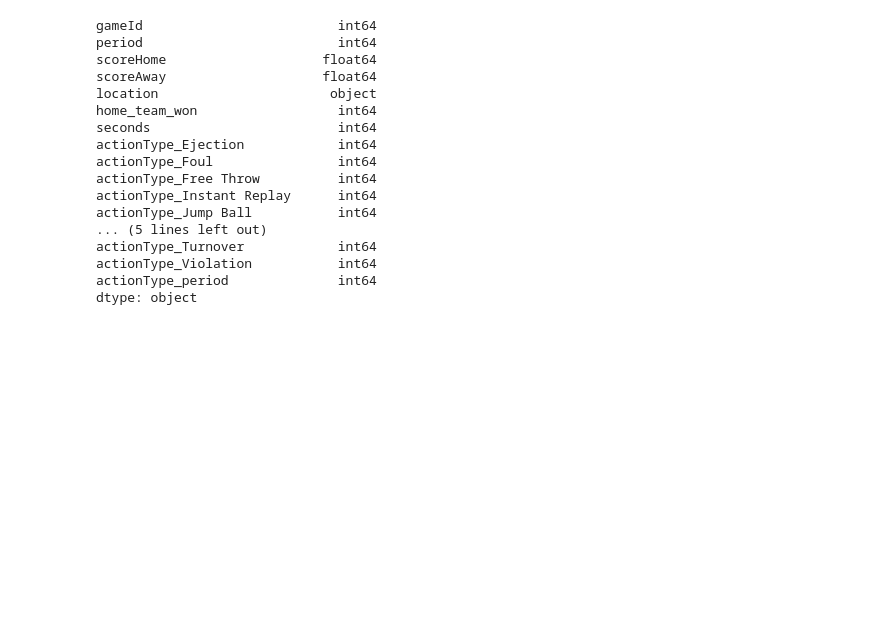
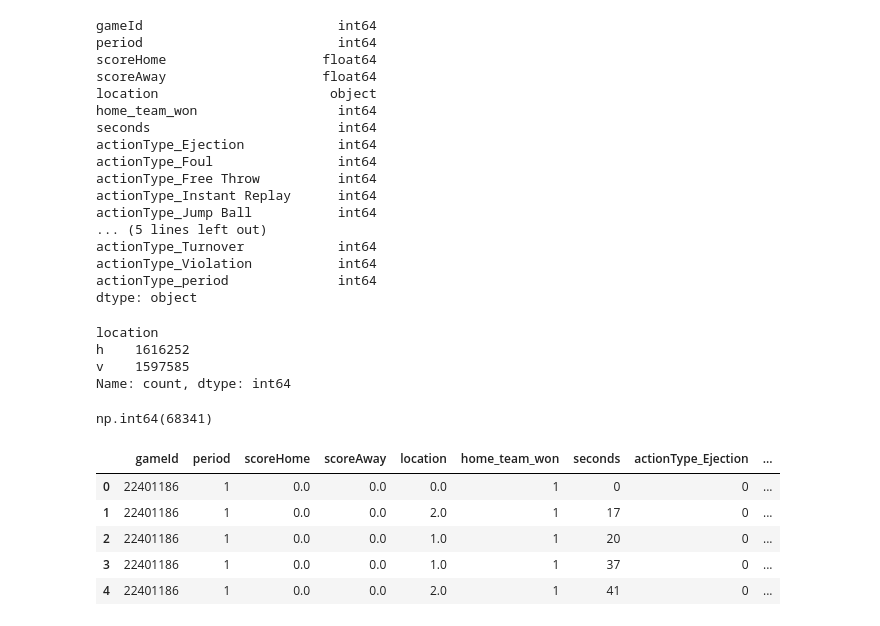
Before and after one commit to htaheri17/Real-Time-Win-Probability-Predictor, a Jupyter notebook: notebooks/win_probability_model.ipynb, the cells around one changed output. Saved outputs shown, nothing was run; the diff lists cells and outputs as text; code cells hidden in the pictures; blank space fills up the shorter version.

Commit message:
change location values with 0s, 1s, 2s

```diff
--- a/notebooks/win_probability_model.ipynb
+++ b/notebooks/win_probability_model.ipynb
@@ -312,3 +312,26 @@ actionType_Turnover            int64
 actionType_Violation           int64
 actionType_period              int64
 dtype: object
+# %%
+df["location"].value_counts()
+# %% [output]
+location
+h    1616252
+v    1597585
+Name: count, dtype: int64
+# %%
+df["location"].isna().sum()
+# %% [output]
+np.int64(68341)
+# %%
+# replace h with 2 and v with 1 and 0 for NaN values for locatin column in the df
+df["location"] = df["location"].map({"h": 2, "v": 1})
+df["location"] = df["location"].fillna(0)
+df.head()
+# %% [output]
+|  | gameId | period | scoreHome | scoreAway | location | home_team_won | seconds | actionType_Ejection | ... |
+| 0 | 22401186 | 1 | 0.0 | 0.0 | 0.0 | 1 | 0 | 0 | ... |
+| 1 | 22401186 | 1 | 0.0 | 0.0 | 2.0 | 1 | 17 | 0 | ... |
+| 2 | 22401186 | 1 | 0.0 | 0.0 | 1.0 | 1 | 20 | 0 | ... |
+| 3 | 22401186 | 1 | 0.0 | 0.0 | 1.0 | 1 | 37 | 0 | ... |
+| 4 | 22401186 | 1 | 0.0 | 0.0 | 2.0 | 1 | 41 | 0 | ... |
```
